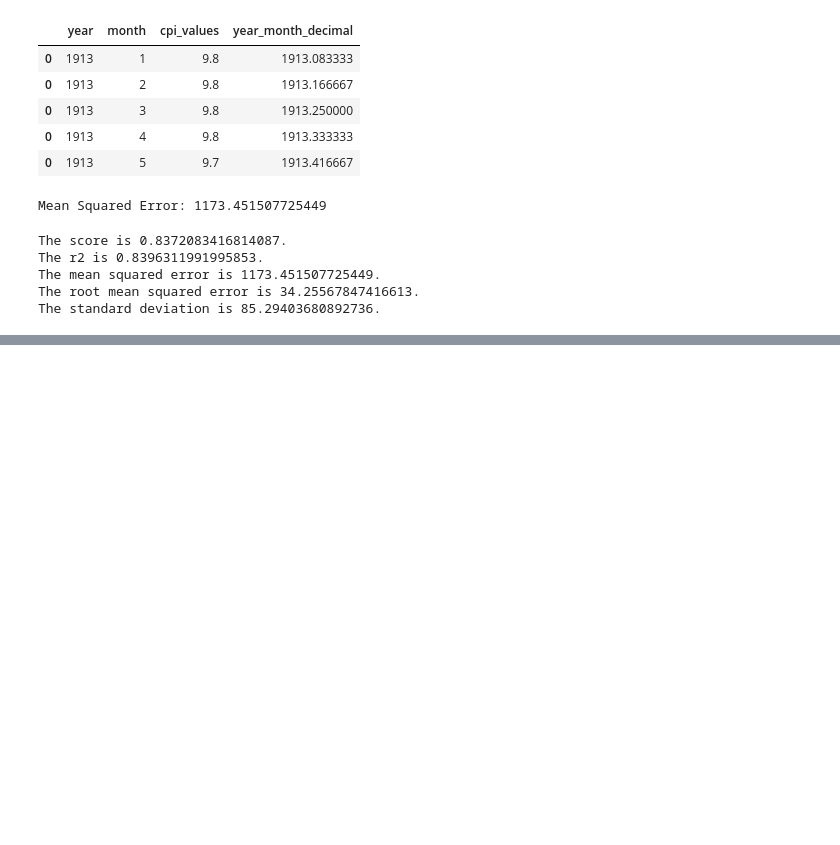
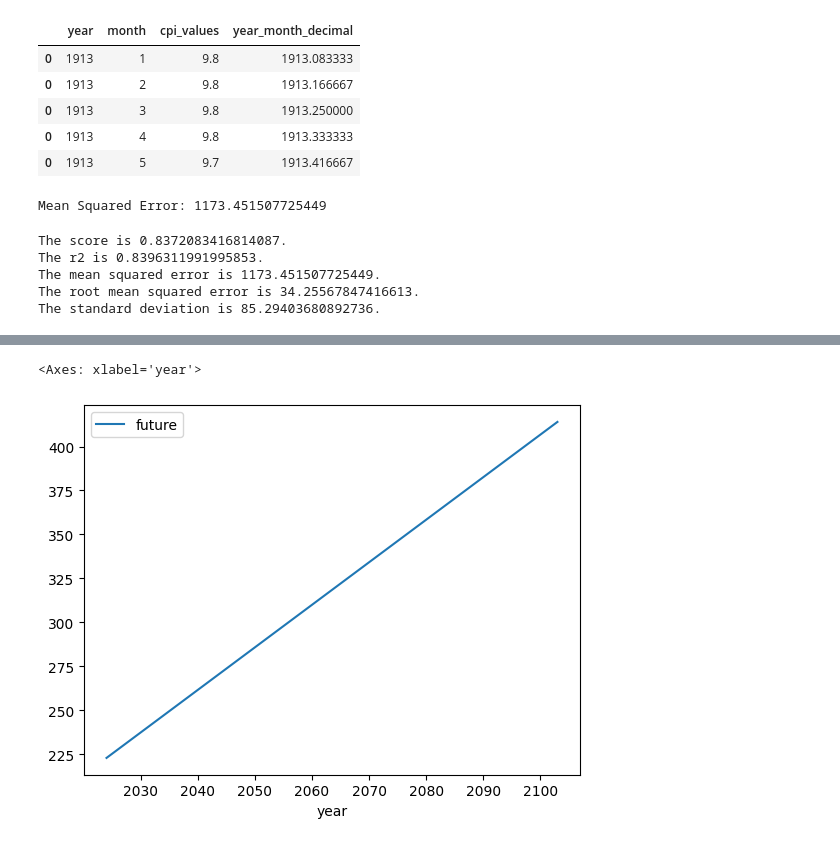
Before and after one commit to Lilnessa/Project_4, a Jupyter notebook: shruti_model.ipynb, the cells around one changed output, grey strips where cells are left out. Saved outputs shown, nothing was run; the diff lists cells and outputs as text; code cells hidden in the pictures; blank space fills up the shorter version.

Commit message:
updating model and testing_future_inflation csv

```diff
--- a/shruti_model.ipynb
+++ b/shruti_model.ipynb
@@ -170,0 +151,4 @@ print(future_dates)
+# %%
+future_shaped = future_dates[:, 0]
+new_future_df = pd.DataFrame({'future': new_y_pred, 'date': future_shaped, 'year': futureyear_repeated})
+new_future_df.head()
@@ -170,0 +162,3 @@ print(future_dates)
+# %%
+annual_future_df = new_future_df.groupby('year')['future'].mean().reset_index()
+annual_future_df.head()
@@ -170,0 +172,5 @@ print(future_dates)
+# %%
+annual_future_df.plot(x = 'year', y = 'future')
+# %% [output]
+<Axes: xlabel='year'>
+[figure, added]
```
Also changed, not shown: parts of 4 cells of this notebook, 1 other file.
